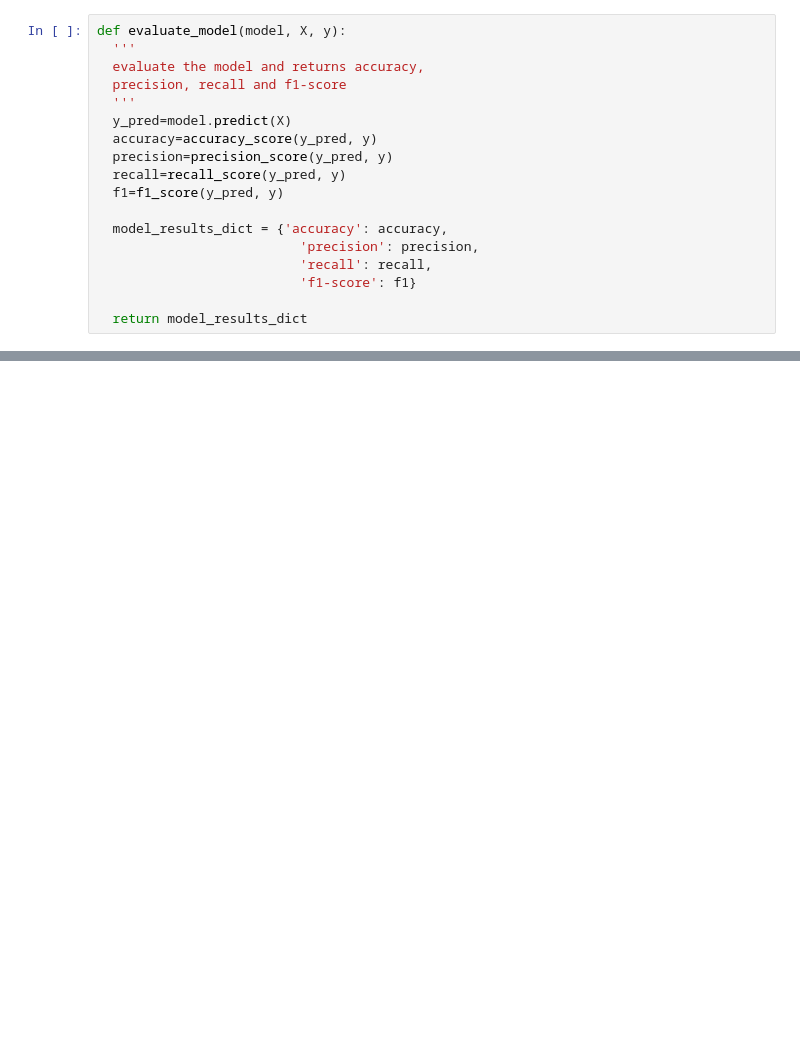
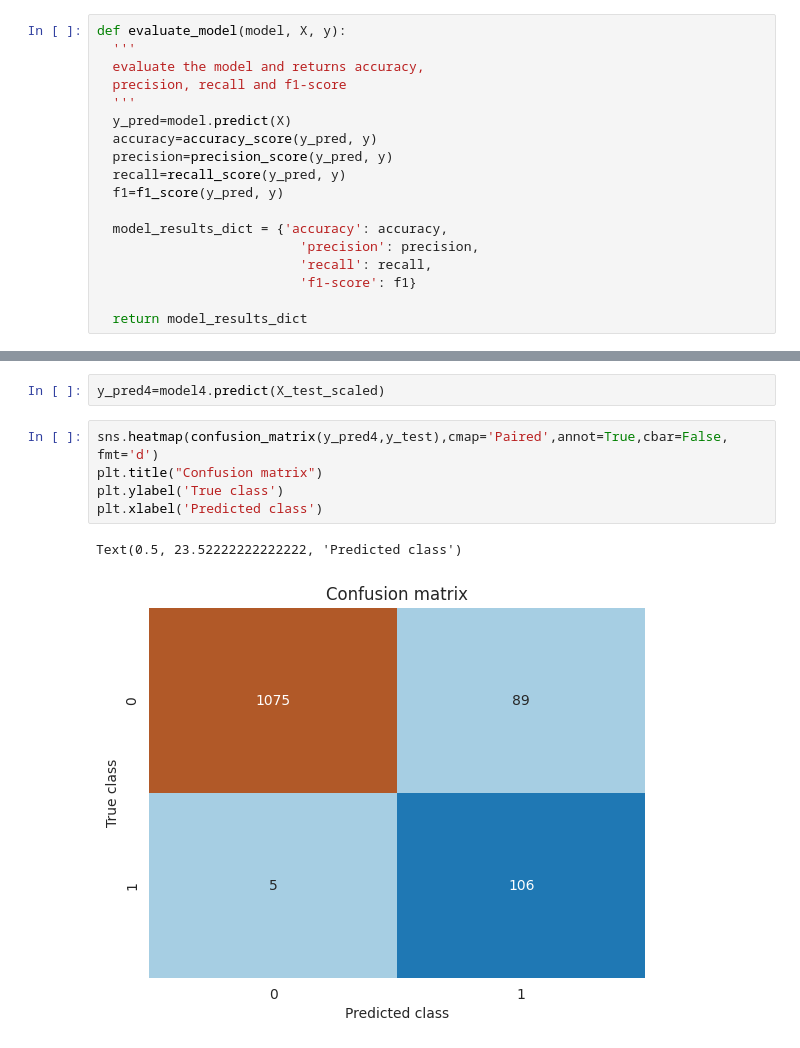
Before and after one commit to Afsoon-Ghazanfari/Customer_Churn_Prediction, a Jupyter notebook: Customer_Churn_Prediction.ipynb, the cells around one changed output, grey strips where cells are left out. Saved outputs shown, nothing was run; the diff lists cells and outputs as text; blank space fills up the shorter version.

```diff
--- a/Customer_Churn_Prediction.ipynb
+++ b/Customer_Churn_Prediction.ipynb
@@ -587,0 +523,10 @@ Text(0.5, 23.52222222222222, 'Predicted class')
+# %%
+y_pred4=model4.predict(X_test_scaled)
+# %%
+sns.heatmap(confusion_matrix(y_pred4,y_test),cmap='Paired',annot=True,cbar=False, fmt='d')
+plt.title("Confusion matrix")
+plt.ylabel('True class')
+plt.xlabel('Predicted class')
+# %% [output]
+Text(0.5, 23.52222222222222, 'Predicted class')
+[figure, added]
```
Also changed, not shown: parts of 23 cells of this notebook.
